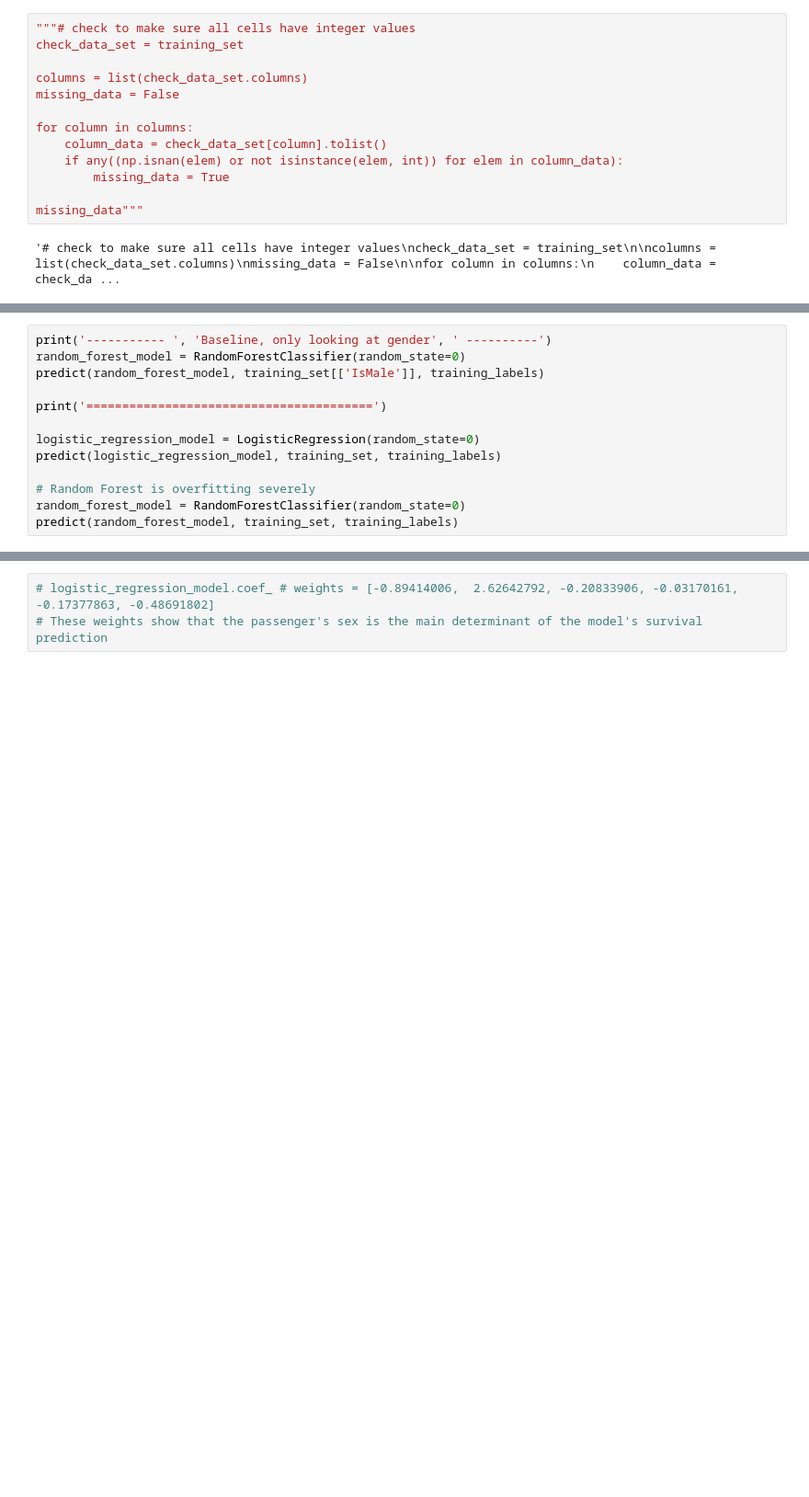
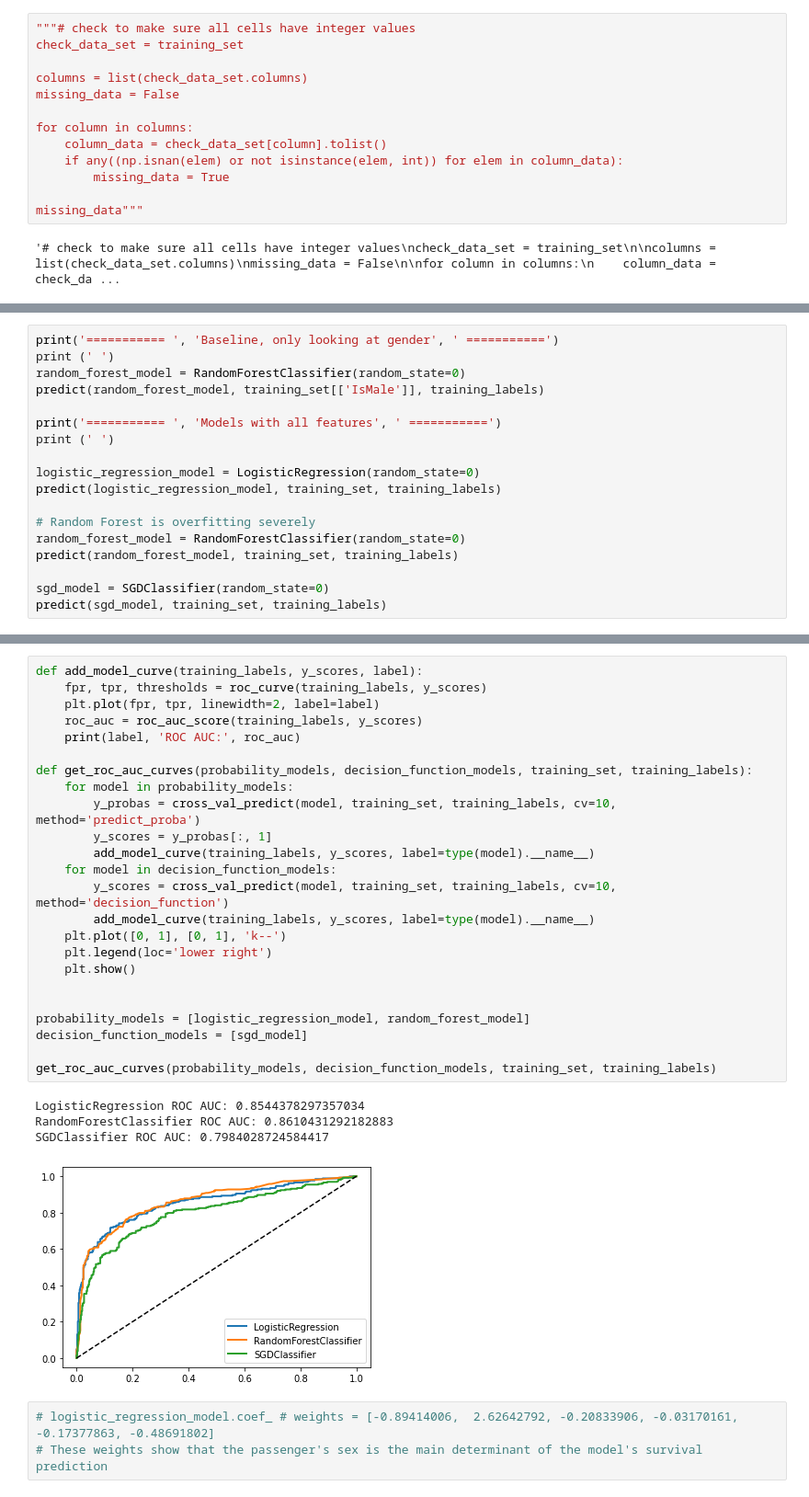
Before and after one commit to amihays/titanic, a Jupyter notebook: data_exploration.ipynb, the cells around one changed output, grey strips where cells are left out. Shown: that part at 92% size. Saved outputs shown, nothing was run; the diff lists cells and outputs as text; blank space fills up the shorter version.

Commit message:
Add ROC curves and ROC AUC scores

```diff
--- a/data_exploration.ipynb
+++ b/data_exploration.ipynb
@@ -400,11 +404,13 @@ def predict(model, training_set, training_labels):
     cv_log_loss_scores = -cv_neg_log_loss_scores
     display_scores(model, cv_predictions, cv_log_loss_scores, training_labels, training_predictions)
 # %%
-print('----------- ', 'Baseline, only looking at gender', ' ----------')
+print('=========== ', 'Baseline, only looking at gender', ' ===========')
+print (' ')
 random_forest_model = RandomForestClassifier(random_state=0)
 predict(random_forest_model, training_set[['IsMale']], training_labels)
 
-print('========================================')
+print('=========== ', 'Models with all features', ' ===========')
+print (' ')
 
 logistic_regression_model = LogisticRegression(random_state=0)
 predict(logistic_regression_model, training_set, training_labels)
@@ -412,4 +418,7 @@ predict(logistic_regression_model, training_set, training_labels)
 # Random Forest is overfitting severely
 random_forest_model = RandomForestClassifier(random_state=0)
 predict(random_forest_model, training_set, training_labels)
+
+sgd_model = SGDClassifier(random_state=0)
+predict(sgd_model, training_set, training_labels)
 # %% [output]
@@ -433,3 +442,32 @@ Training  - Accuracy: 0.9859550561797753
+# %%
+def add_model_curve(training_labels, y_scores, label):
+    fpr, tpr, thresholds = roc_curve(training_labels, y_scores)
+    plt.plot(fpr, tpr, linewidth=2, label=label)
+    roc_auc = roc_auc_score(training_labels, y_scores)
+    print(label, 'ROC AUC:', roc_auc)
+
+def get_roc_auc_curves(probability_models, decision_function_models, training_set, training_labels):
+    for model in probability_models:
+        y_probas = cross_val_predict(model, training_set, training_labels, cv=10, method='predict_proba')
+        y_scores = y_probas[:, 1]
+        add_model_curve(training_labels, y_scores, label=type(model).__name__)
+    for model in decision_function_models:
+        y_scores = cross_val_predict(model, training_set, training_labels, cv=10, method='decision_function')
+        add_model_curve(training_labels, y_scores, label=type(model).__name__)
+    plt.plot([0, 1], [0, 1], 'k--')
+    plt.legend(loc='lower right')
+    plt.show()
+
+
+probability_models = [logistic_regression_model, random_forest_model]
+decision_function_models = [sgd_model]
+
+get_roc_auc_curves(probability_models, decision_function_models, training_set, training_labels)
+# %% [output]
+LogisticRegression ROC AUC: 0.8544378297357034
+RandomForestClassifier ROC AUC: 0.8610431292182883
+SGDClassifier ROC AUC: 0.7984028724584417
+[figure, added]
 # %%
 # logistic_regression_model.coef_ # weights = [-0.89414006,  2.62642792, -0.20833906, -0.03170161, -0.17377863, -0.48691802]
 # These weights show that the passenger's sex is the main determinant of the model's survival prediction
```
Also changed, not shown: parts of 3 cells of this notebook.
